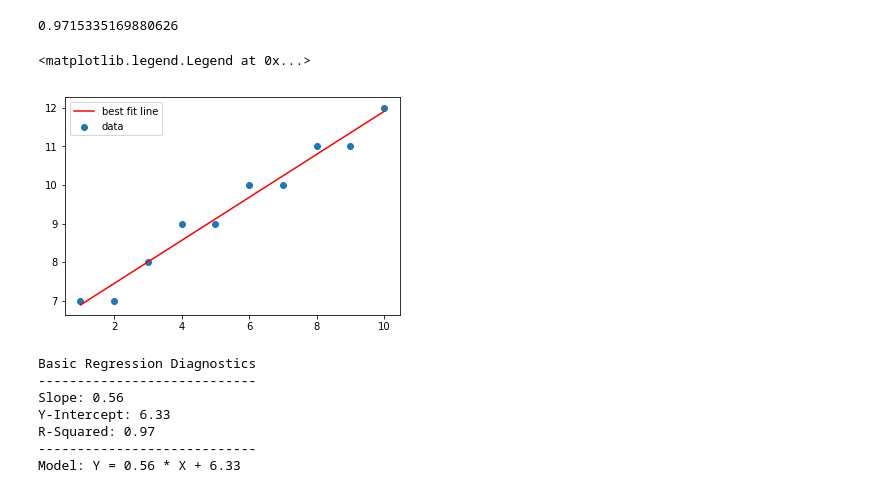
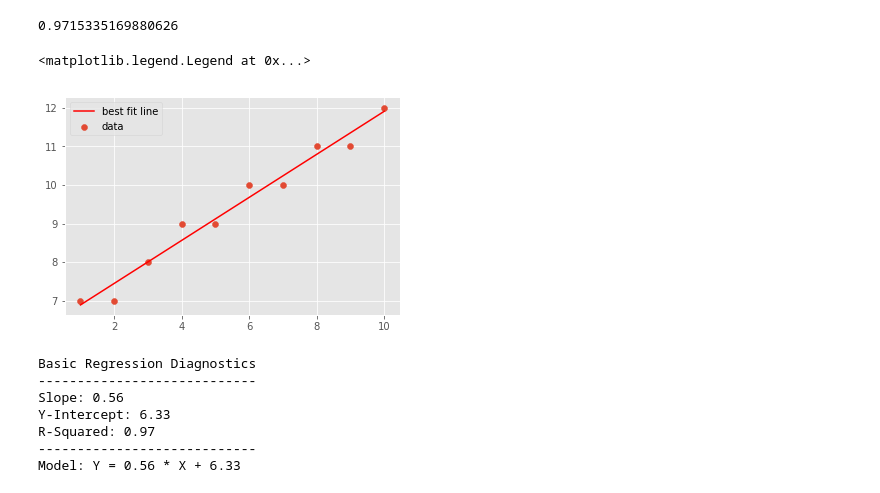
Before and after one commit to bl419cam/dsc-complete-regression-lab-seattle-ds-062419, a Jupyter notebook: index.ipynb, the cells around one changed output. Saved outputs shown, nothing was run; the diff lists cells and outputs as text; code cells hidden in the pictures.

```diff
--- a/index.ipynb
+++ b/index.ipynb
@@ -72,16 +72,16 @@ import matplotlib.pyplot as plt
 # %%
 #graph
 #new_figure = plt.figure()
 #scatter = new_figure.add_subplot(111)
 #style
-plotstyle.use('ggplot')
+plt.style.use('ggplot')
 
-plt.scatter(X, Y, label = 'data')
+plt.scatter(X, Y, label = 'data',)
 plt.plot(X, Y_pred, color = 'red', label = 'best fit line')
 plt.legend()
 # %% [output]
 <matplotlib.legend.Legend at 0x...>
-[figure, old version]
+[figure, new version]
 # %%
 # Basic Regression Diagnostics
 # ----------------------------
```
